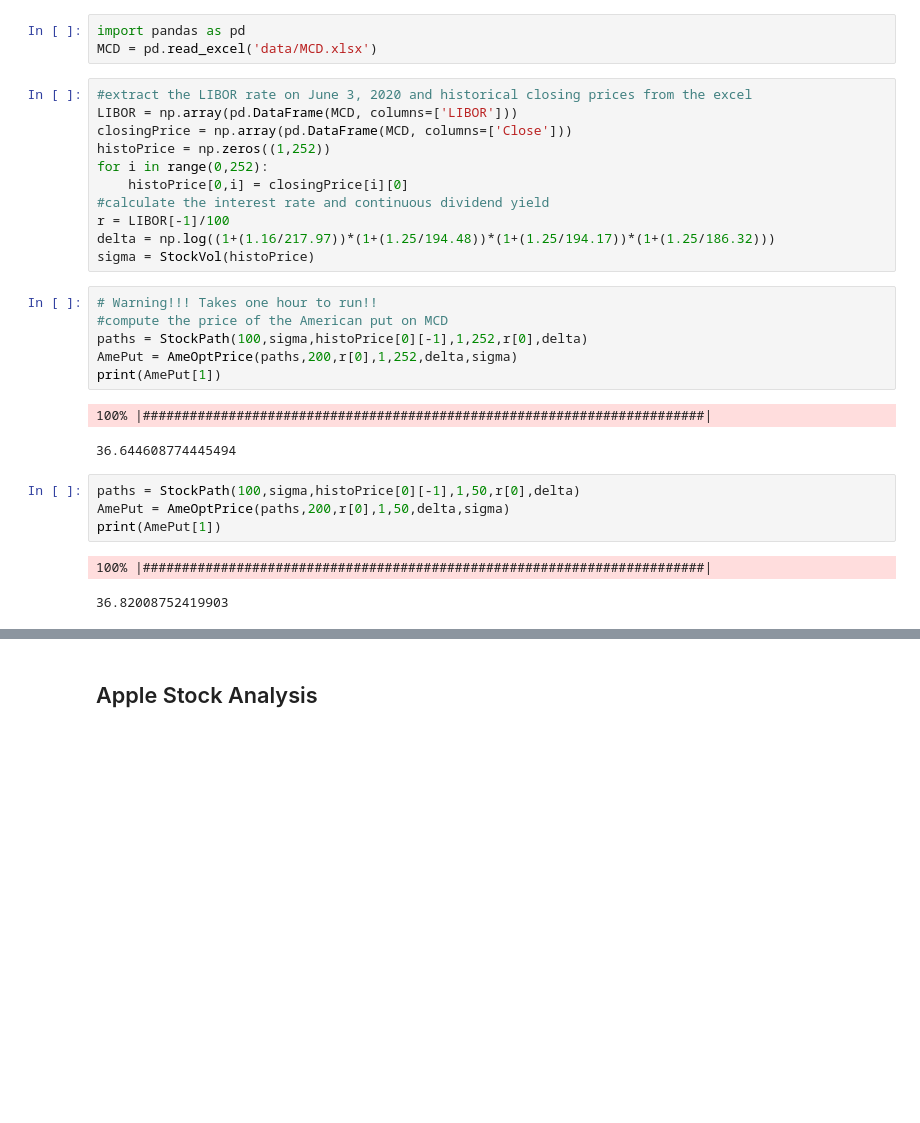
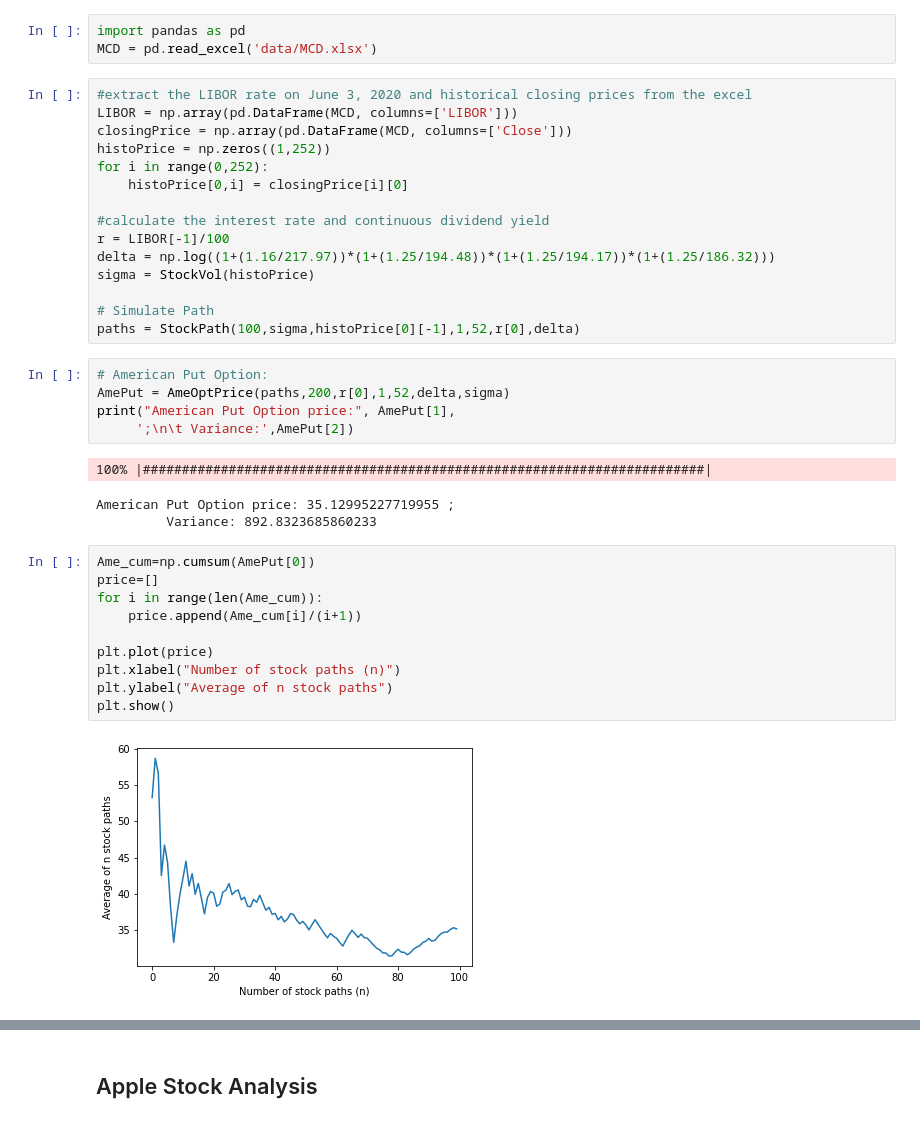
Before and after one commit to lingxiaozhou/PSTAT-176-276-Proj, a Jupyter notebook: PSTAT 276 Project.ipynb, the cells around one changed output, grey strips where cells are left out. Cells and saved outputs as stored; diff of their text form; blank space fills up the shorter version.

```diff
--- a/PSTAT 276 Project.ipynb
+++ b/PSTAT 276 Project.ipynb
@@ -247,26 +248,35 @@ closingPrice = np.array(pd.DataFrame(MCD, columns=['Close']))
 histoPrice = np.zeros((1,252))
 for i in range(0,252):
     histoPrice[0,i] = closingPrice[i][0]
+
 #calculate the interest rate and continuous dividend yield
 r = LIBOR[-1]/100
 delta = np.log((1+(1.16/217.97))*(1+(1.25/194.48))*(1+(1.25/194.17))*(1+(1.25/186.32)))
 sigma = StockVol(histoPrice)
+
+# Simulate Path
+paths = StockPath(100,sigma,histoPrice[0][-1],1,52,r[0],delta)
-# %%
-# Warning!!! Takes one hour to run!!
-#compute the price of the American put on MCD
-paths = StockPath(100,sigma,histoPrice[0][-1],1,252,r[0],delta)
-AmePut = AmeOptPrice(paths,200,r[0],1,252,delta,sigma)
-print(AmePut[1])
-# %% [output]
-100% |########################################################################|
-36.644608774445494
 # %%
-paths = StockPath(100,sigma,histoPrice[0][-1],1,50,r[0],delta)
-AmePut = AmeOptPrice(paths,200,r[0],1,50,delta,sigma)
-print(AmePut[1])
+# American Put Option:
+AmePut = AmeOptPrice(paths,200,r[0],1,52,delta,sigma)
+print("American Put Option price:", AmePut[1],
+     ';\n\t Variance:',AmePut[2])
 # %% [output]
 100% |########################################################################|
-36.82008752419903
+American Put Option price: 35.12995227719955 ;
+         Variance: 892.8323685860233
+# %%
+Ame_cum=np.cumsum(AmePut[0])
+price=[]
+for i in range(len(Ame_cum)):
+    price.append(Ame_cum[i]/(i+1))
+
+plt.plot(price)
+plt.xlabel("Number of stock paths (n)")
+plt.ylabel("Average of n stock paths")
+plt.show()
+# %% [output]
+[figure, added]
 # %%
 #compute the true price of the American put by using the Black-Scholes model
 truePrice = BSput(histoPrice[0][-1], 200, 1, r, sigma, delta)
```
Also changed, not shown: parts of 10 cells of this notebook.
